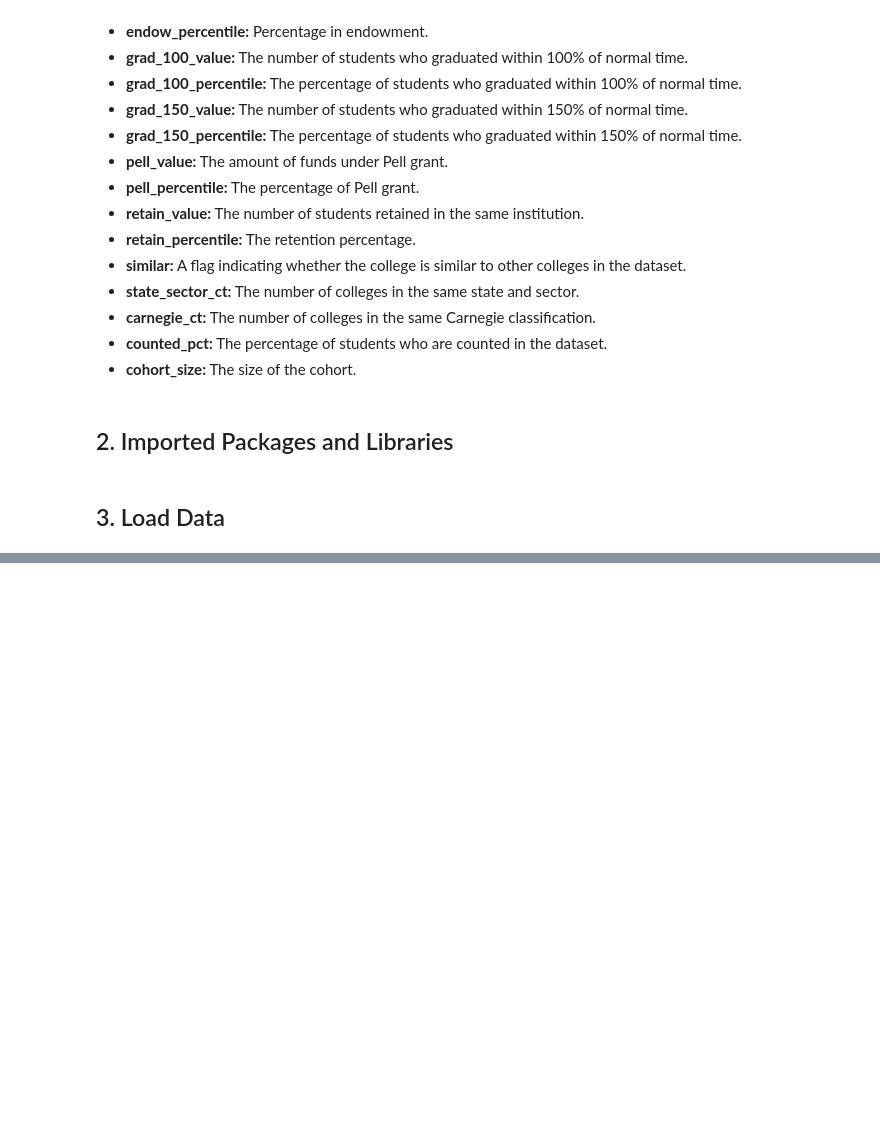
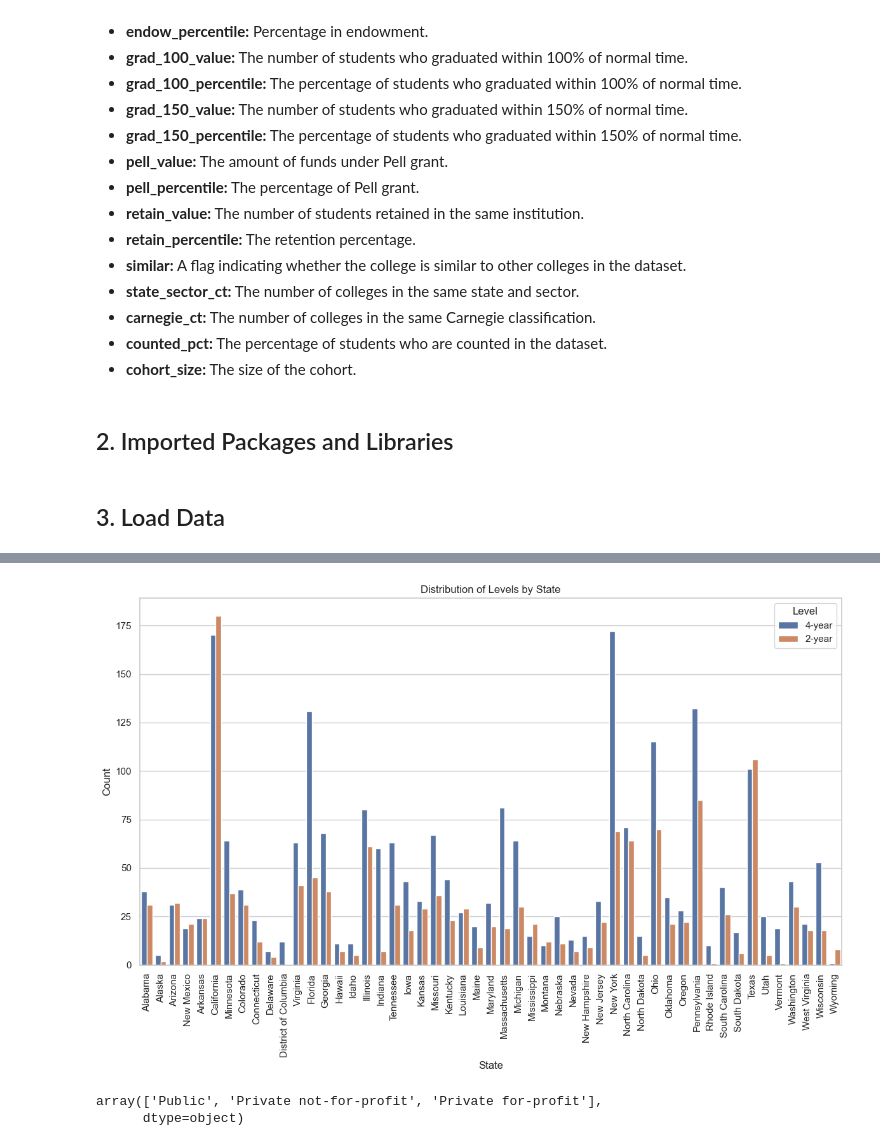
Before and after one commit to PM696/SpringboardBootCamp_DataScience, a Jupyter notebook: HigherEd_Awards_Capstone_Project/HigherEd_Awards_EDA.ipynb, the cells around one changed output, grey strips where cells are left out. Drawn from its saved outputs; the diff is of its cells as text; code cells hidden in the pictures; blank space fills up the shorter version.

```diff
--- a/HigherEd_Awards_Capstone_Project/HigherEd_Awards_EDA.ipynb
+++ b/HigherEd_Awards_Capstone_Project/HigherEd_Awards_EDA.ipynb
@@ -85,0 +185,21 @@ memory usage: 1.3+ MB
+# %%
+sns.set(style='whitegrid')
+plt.figure(figsize=(12,8))
+#Create a plot
+sns.countplot(data=df, x='state', hue='level')
+
+#Display the plot
+plt.xlabel('State')
+plt.ylabel('Count')
+plt.title('Distribution of Levels by State')
+plt.legend(title='Level', loc='upper right')
+plt.xticks(rotation=90)
+plt.tight_layout()
+plt.show();
+# %% [output]
+[figure, added]
+# %%
+df['control'].unique()
+# %% [output]
+array(['Public', 'Private not-for-profit', 'Private for-profit'],
+      dtype=object)
```
Also changed, not shown: parts of 33 cells of this notebook.
